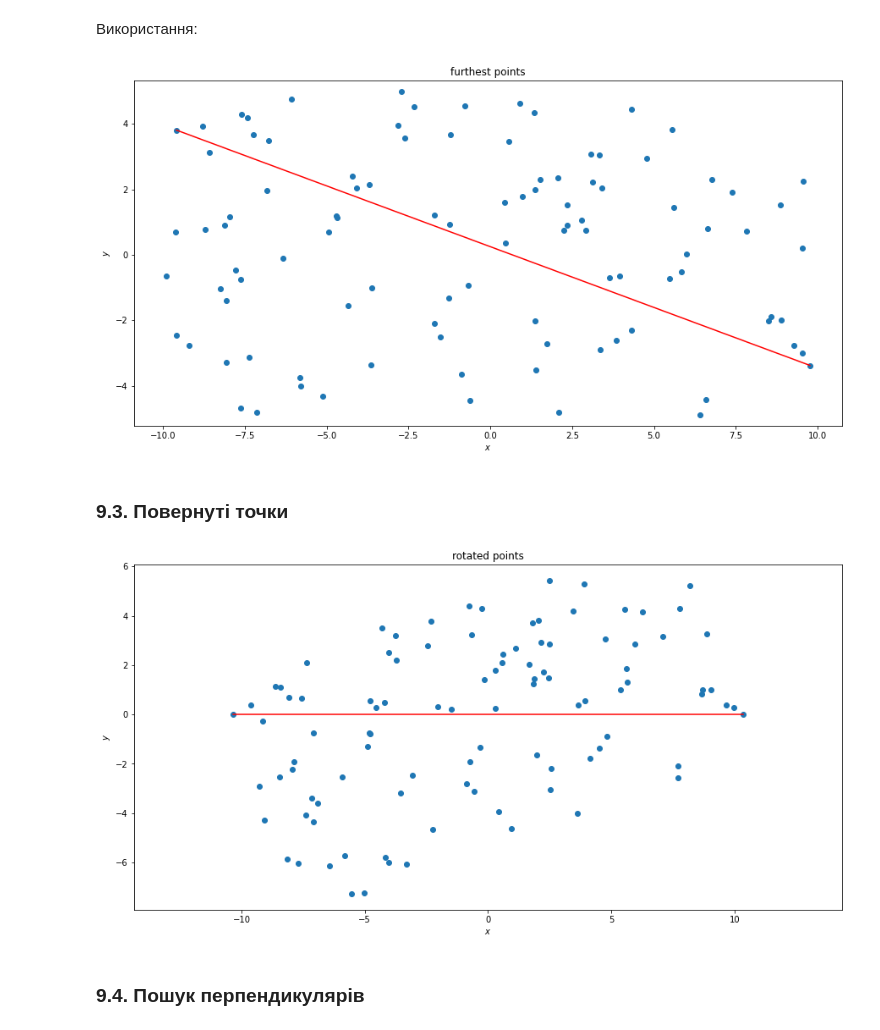
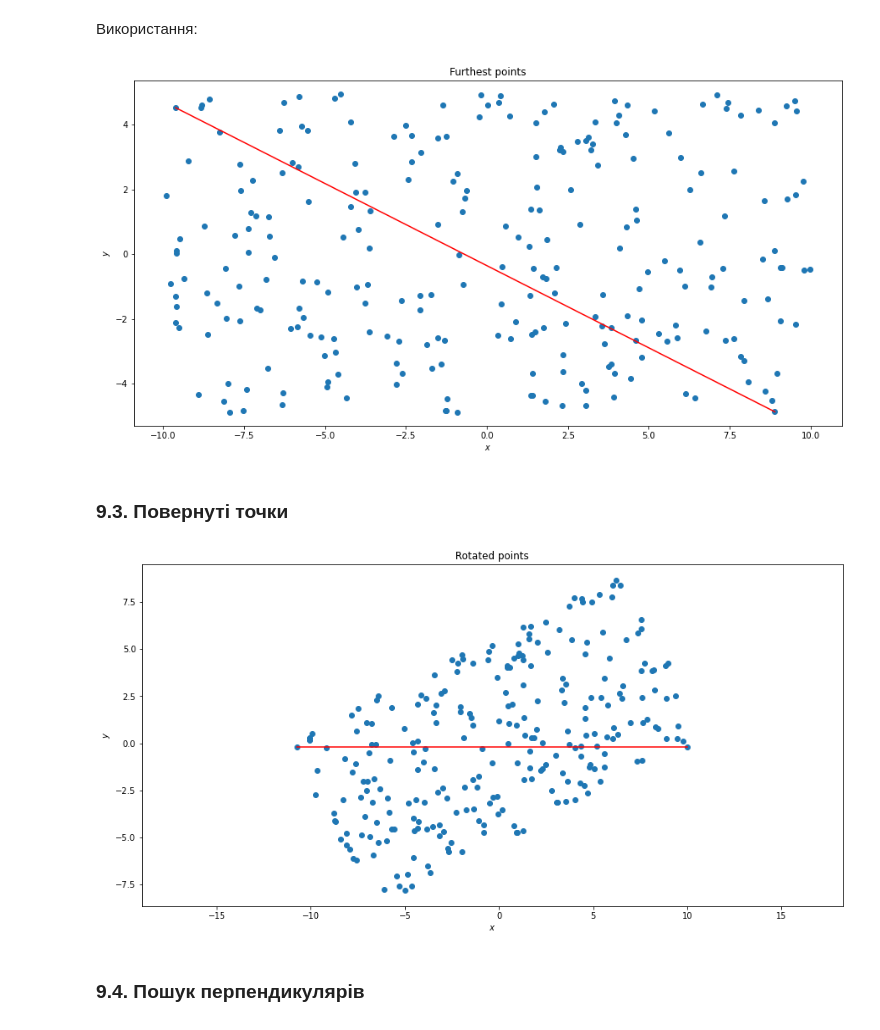
Before and after one commit to Sky-Nik/c5s2, a Jupyter notebook: pattern-recognition/lr1/solution.ipynb, the cells around one changed output. Saved outputs shown, nothing was run; the diff lists cells and outputs as text; code cells hidden in the pictures.

```diff
--- a/pattern-recognition/lr1/solution.ipynb
+++ b/pattern-recognition/lr1/solution.ipynb
@@ -22,7 +24,8 @@ def get_random_points(limits, n_points):
 Використання:
 # %%
 limits = (-10, 10, -5, 5)
-points = get_random_points(limits, 100)
+n_points = 1 << 8
+points = get_random_points(limits, n_points)
 # %% [markdown]
 ### 1.2. Запис точок у файл
 # %% [markdown]
@@ -101,11 +104,12 @@ rotation_angle = get_rotation_angle(points, indices)
 Функція:
 # %%
 def rotate_points(points, rotation_center, rotation_angle):
-    return (points - rotation_center) * np.exp(1j * rotation_angle)
+    return (points - rotation_center) * np.exp(1j * rotation_angle) + rotation_center
 # %% [markdown]
 Використання:
 # %%
-rotated_points = rotate_points(points, np.mean(points[indices]), -rotation_angle)
+rotation_center = np.mean(points[indices])
+rotated_points = rotate_points(points, rotation_center, -rotation_angle)
 # %% [markdown]
 ### 4. Пошук перпендикулярів
 # %% [markdown]
@@ -206,15 +353,15 @@ def second_pic(points, limits, indices, size=7, title=''):
 # %% [markdown]
 Використання:
 # %%
-second_pic(points, limits, indices, size=15, title='furthest points');
+second_pic(points, limits, indices, size=15, title='Furthest points');
 # %% [output]
-[figure, old version]
+[figure, new version]
 # %% [markdown]
 ### 9.3. Повернуті точки
 # %%
-second_pic(rotated_points, limits, indices, size=15, title='rotated points');
+second_pic(rotated_points, limits, indices, size=15, title='Rotated points');
 # %% [output]
-[figure, old version]
+[figure, new version]
 # %% [markdown]
 ### 9.4. Пошук перпендикулярів
 # %% [markdown]
```
Also changed, not shown: parts of 89 cells of this notebook, 2 other files.
